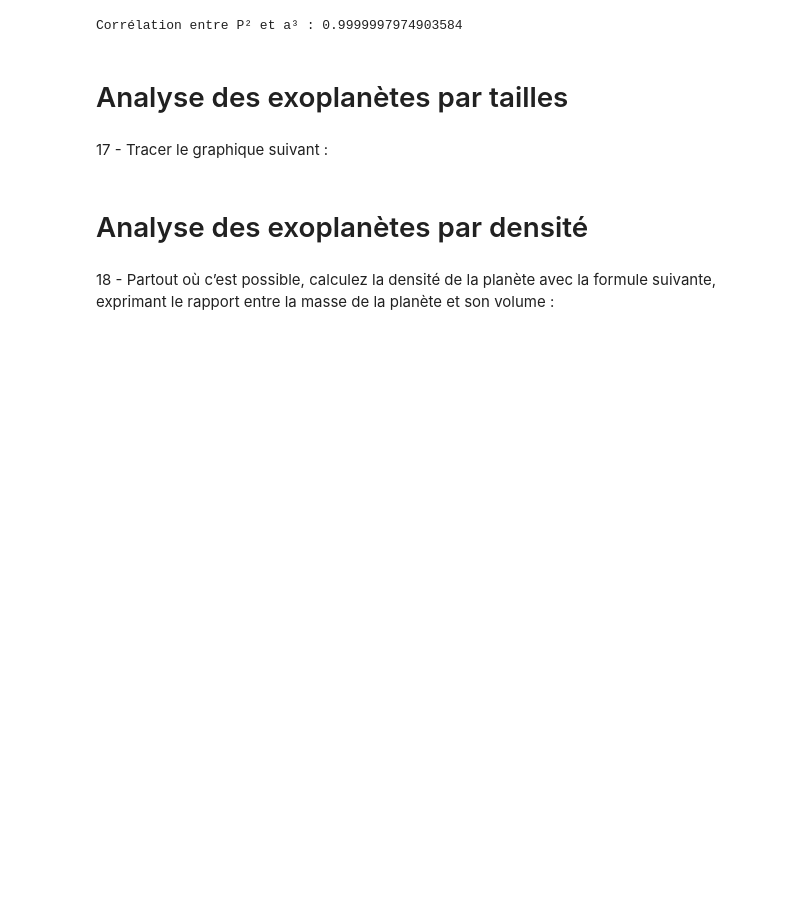
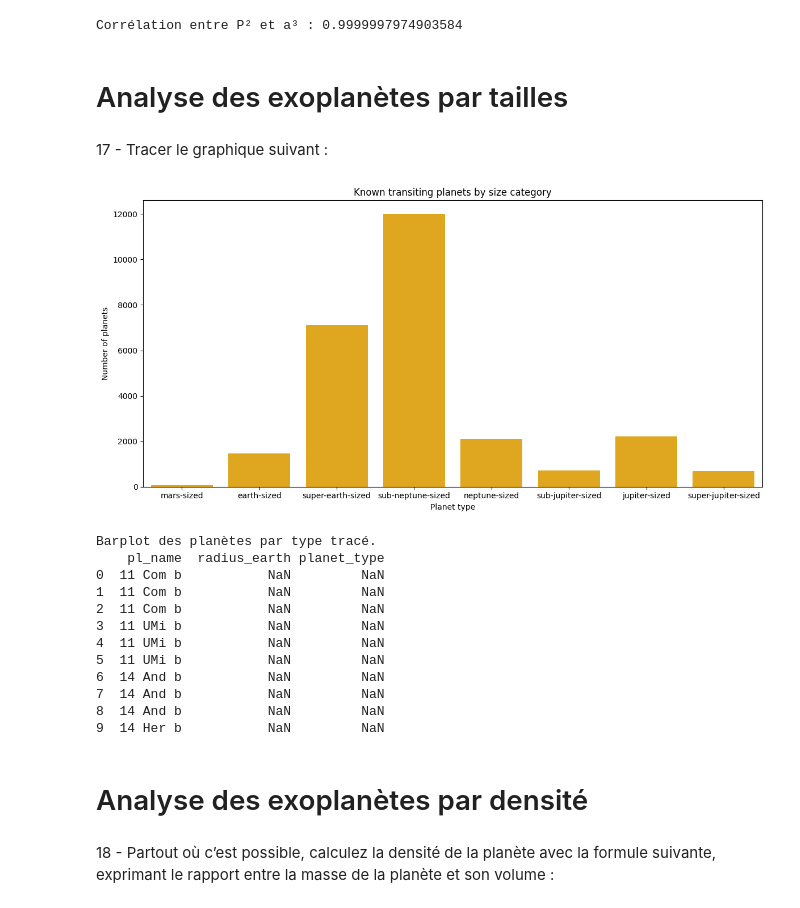
Before and after one commit to Wyll-exe/Classification-Exoplan-tes, a Jupyter notebook: exo.ipynb, the cells around one changed output. Drawn from its saved outputs; the diff is of its cells as text; code cells hidden in the pictures; blank space fills up the shorter version.

```diff
--- a/exo.ipynb
+++ b/exo.ipynb
@@ -287,6 +287,58 @@ Corrélation entre P² et a³ : 0.9999997974903584
 # Analyse des exoplanètes par tailles
 # %% [markdown]
 17 - Tracer le graphique suivant :
+# %%
+# 1. Conversion du rayon en rayons terrestres si nécessaire
+if 'pl_rade' in df.columns:
+    df['radius_earth'] = df['pl_rade']
+else:
+    df['radius_earth'] = df['pl_radj'] * 11.2  # 1 Jupiter radius = 11.2 Earth radii
+
+# 2. Définition des intervalles et labels pour chaque catégorie de planète
+bins = [0, 0.53, 1, 1.75, 3.5, 6, 9, 15, 22]
+labels = [
+    'mars-sized',
+    'earth-sized',
+    'super-earth-sized',
+    'sub-neptune-sized',
+    'neptune-sized',
+    'sub-jupiter-sized',
+    'jupiter-sized',
+    'super-jupiter-sized'
+]
+
+# 3. Création de la colonne planet_type
+df['planet_type'] = pd.cut(df['radius_earth'], bins=bins, labels=labels, right=True, include_lowest=True)
+
+# 4. Comptage des planètes par catégorie
+planet_counts = df['planet_type'].value_counts().reindex(labels, fill_value=0)
+
+# 5. Tracé du barplot
+plt.figure(figsize=(12,6))
+sns.barplot(x=planet_counts.index, y=planet_counts.values, color='#FFB300')
+plt.title("Known transiting planets by size category")
+plt.xlabel("Planet type")
+plt.ylabel("Number of planets")
+plt.tight_layout()
+plt.show()
+print("Barplot des planètes par type tracé.")
+
+# Affichage de quelques lignes pour contrôle
+print(df[['pl_name', 'radius_earth', 'planet_type']].head(10))
+# %% [output]
+[figure, added]
+Barplot des planètes par type tracé.
+    pl_name  radius_earth planet_type
+0  11 Com b           NaN         NaN
+1  11 Com b           NaN         NaN
+2  11 Com b           NaN         NaN
+3  11 UMi b           NaN         NaN
+4  11 UMi b           NaN         NaN
+5  11 UMi b           NaN         NaN
+6  14 And b           NaN         NaN
+7  14 And b           NaN         NaN
+8  14 And b           NaN         NaN
+9  14 Her b           NaN         NaN
 # %% [markdown]
 # Analyse des exoplanètes par densité
 # %% [markdown]
```
Also changed, not shown: parts of 2 cells of this notebook, 1 other file.
